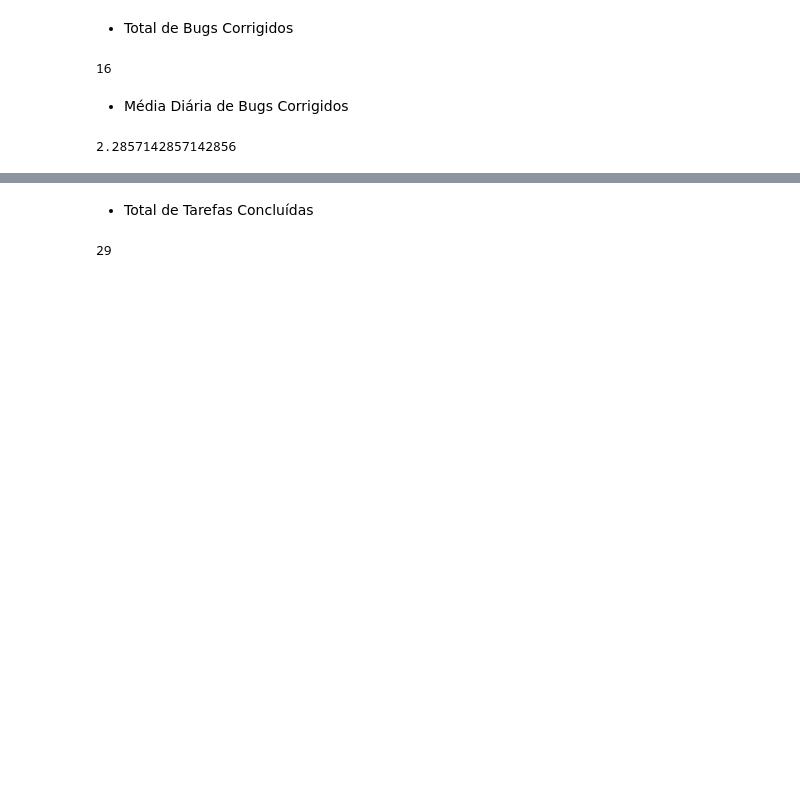
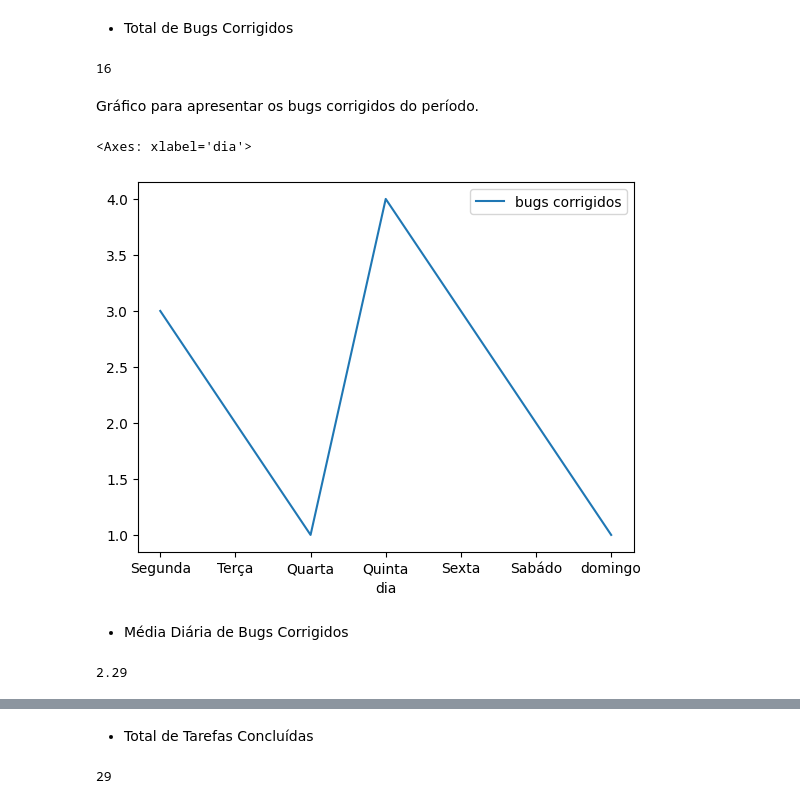
Before and after one commit to denysonbrito/projeto_individual_modulo4, a Jupyter notebook: Arquivo/Atividade_individual_modulo4.ipynb, the cells around one changed output, grey strips where cells are left out. Saved outputs shown, nothing was run; the diff lists cells and outputs as text; code cells hidden in the pictures; blank space fills up the shorter version.

```diff
--- a/Arquivo/Atividade_individual_modulo4.ipynb
+++ b/Arquivo/Atividade_individual_modulo4.ipynb
@@ -70,10 +86,17 @@ total_bugs = df_relatorio['bugs corrigidos'].sum()
 total_bugs
 # %% [output]
 16
+# %% [markdown]
+Gráfico para apresentar os bugs corrigidos do período.
+# %%
+df_relatorio.plot(y='bugs corrigidos',x = 'dia', kind='line')
+# %% [output]
+<Axes: xlabel='dia'>
+[figure, added]
 # %% [markdown]
 - Média Diária de Bugs Corrigidos
 # %%
-media_bugs =df_relatorio['bugs corrigidos'].mean()
+media_bugs =df_relatorio['bugs corrigidos'].mean().round(2)
 media_bugs
 # %% [output]
-2.2857142857142856
+2.29
```
Also changed, not shown: parts of 20 cells of this notebook.
